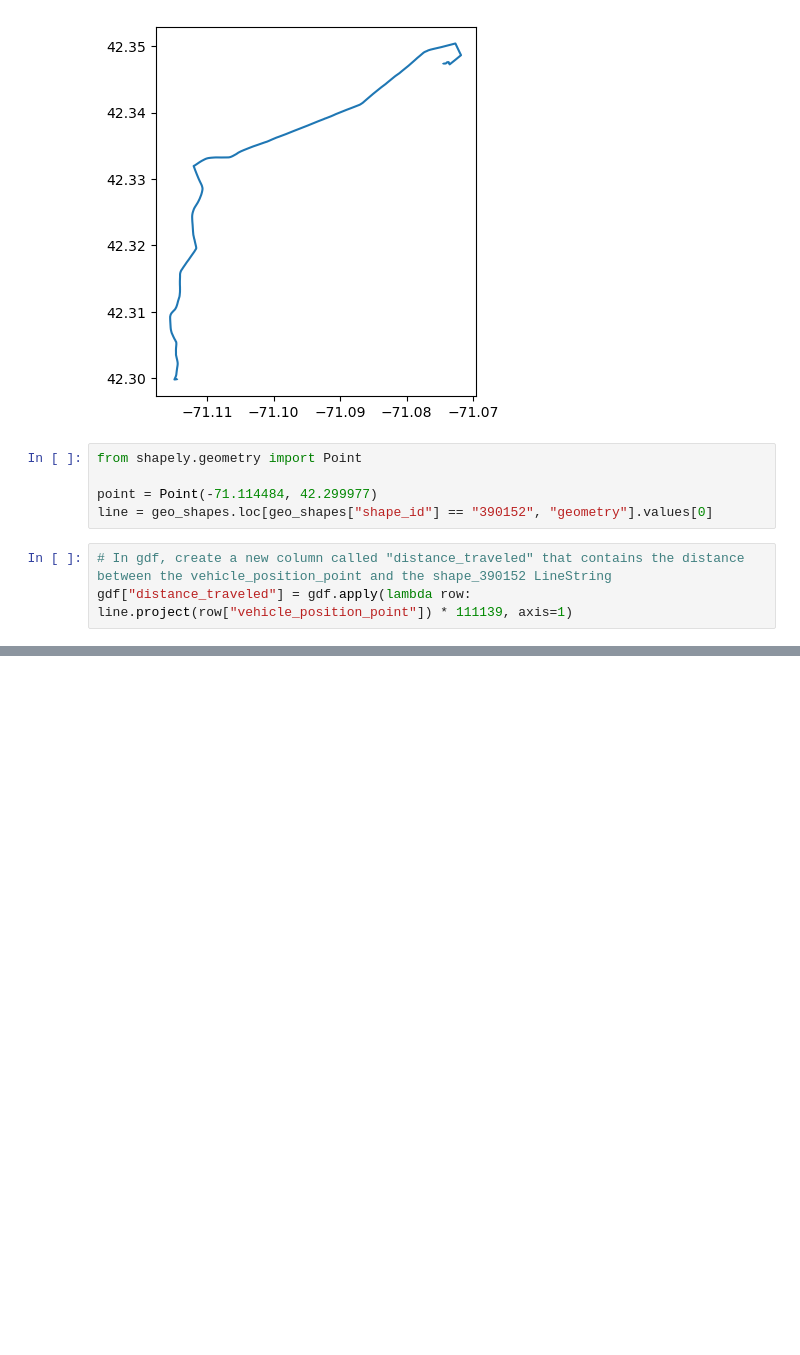
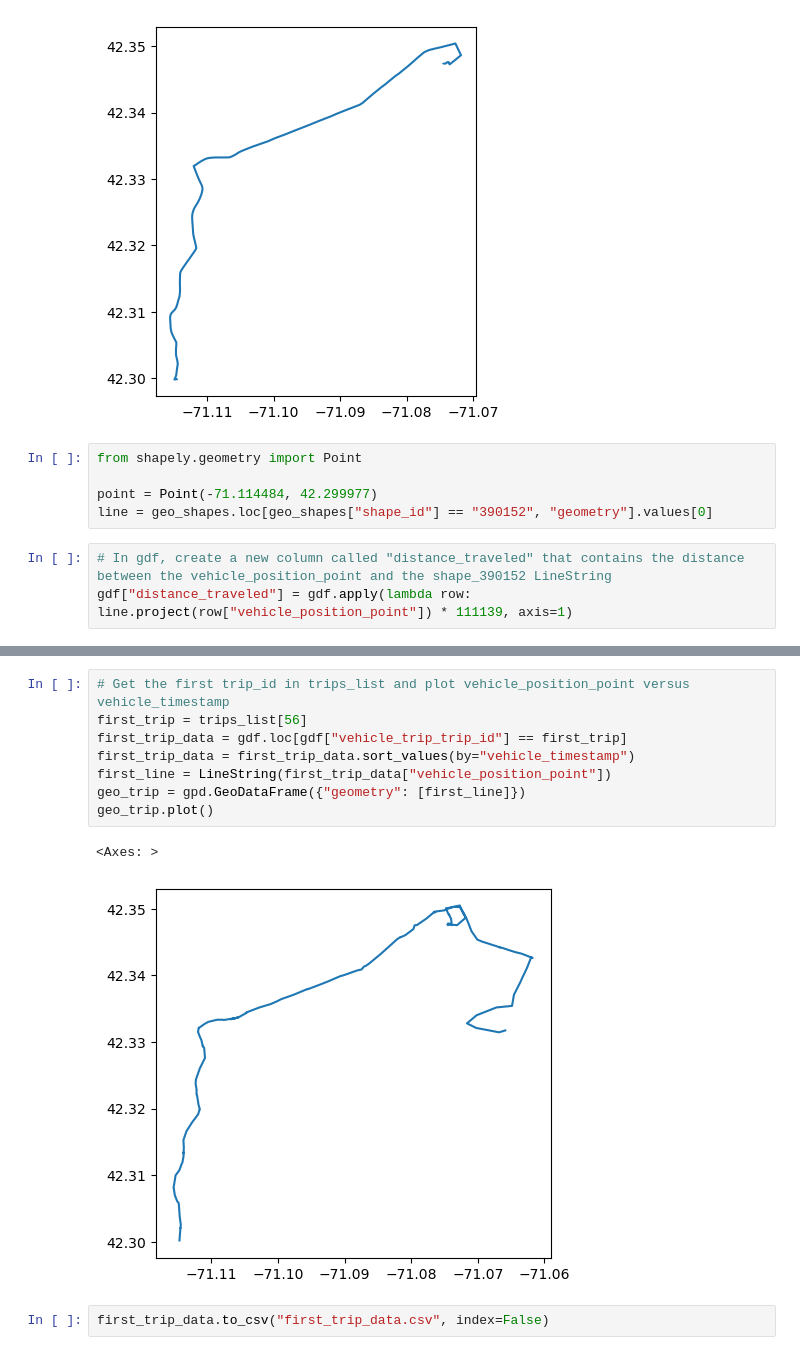
Before and after one commit to fabianabarca/eda, a Jupyter notebook: eda.ipynb, the cells around one changed output, grey strips where cells are left out. Cells and saved outputs as stored; diff of their text form; blank space fills up the shorter version.

```diff
--- a/eda.ipynb
+++ b/eda.ipynb
@@ -155,0 +160,13 @@ plt.show()
+# %%
+# Get the first trip_id in trips_list and plot vehicle_position_point versus vehicle_timestamp
+first_trip = trips_list[56]
+first_trip_data = gdf.loc[gdf["vehicle_trip_trip_id"] == first_trip]
+first_trip_data = first_trip_data.sort_values(by="vehicle_timestamp")
+first_line = LineString(first_trip_data["vehicle_position_point"])
+geo_trip = gpd.GeoDataFrame({"geometry": [first_line]})
+geo_trip.plot()
+# %% [output]
+<Axes: >
+[figure, added]
+# %%
+first_trip_data.to_csv("first_trip_data.csv", index=False)
```
Also changed, not shown: parts of 4 cells of this notebook, 1 other file.
